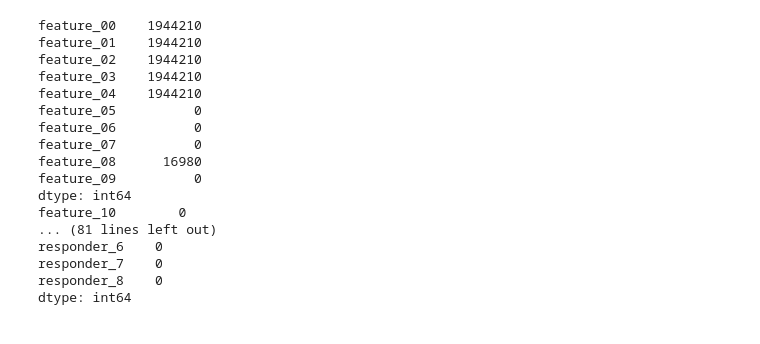
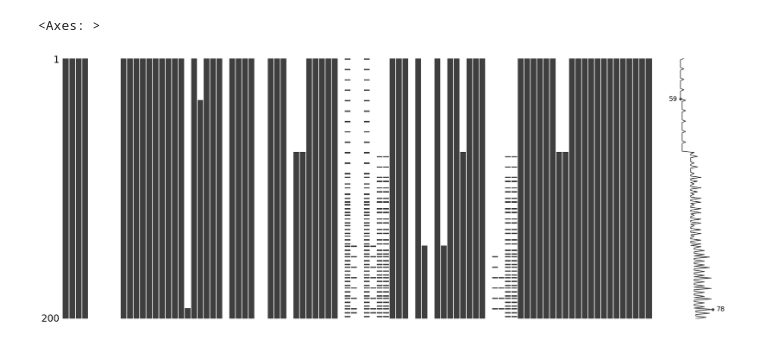
Before and after one commit to angeladai1/ai-exploration, a Jupyter notebook: analzying-jane-st-data.ipynb, the cells around one changed output. Saved outputs shown, nothing was run; the diff lists cells and outputs as text; code cells hidden in the pictures.

Commit message:
Kaggle Notebook | analzying jane st data | angela finally pays attention to ids to sort data

```diff
--- a/analzying-jane-st-data.ipynb
+++ b/analzying-jane-st-data.ipynb
@@ -21,13 +25,12 @@ import os
 # %%
 # how to actually load and see the first set?
-
-first_file = '/kaggle/input/jane-street-real-time-market-data-forecasting/train.parquet/partition_id=0/part-0.parquet'
+# first_file = '/kaggle/input/jane-street-real-time-market-data-forecasting/train.parquet/partition_id=0/part-0.parquet'
 
 # now trying to load it into a dataframe
-try:
-    df = pd.read_parquet(first_file)
-    print(df.head())
-except FileNotFoundError:
-    print(f"Error: File not found {first_file}")
-except Exception as e:
-    print(f"Error occured when loading file: {e}")
+# try:
+#     df = pd.read_parquet(first_file)
+#     print(df.head())
+# except FileNotFoundError:
+#     print(f"Error: File not found {first_file}")
+# except Exception as e:
+#     print(f"Error occured when loading file: {e}")
@@ -99,35 +51,23 @@ for i in range(4, 85, 10):
 # %%
 # huhuh okay so chatgpt suggests i can maybe first deal with NaN:
 
 # df.isnull().sum()
-for i in range(4, 85, 10):
-    print(df.iloc[:, i:i+10].isnull().sum())
+# for i in range(4, 85, 10):
+#     print(df.iloc[:, i:i+10].isnull().sum())
 
 # looks like there are some at least within this first data set - # (1944210, 92) which are truly all NaN: feature00_04,
 # even based on the NaN count, there are some that look identical:
     # feature_18, feature_19
     # feature_32, feature_33
     # feature_45, feature_46
     # feature_50, feature_53
     # feature_52, feature_55
     # feature_56, feature_57
-    # feature_73, feature_74
-    # feature_
+    # feature_73, feature_74...
+
+# check NaN values - dang even seeing this visual matrix shows what is just... empty LOL
+import missingno as msno
+msno.matrix(df.iloc[0:200, 0:100])
 # %% [output]
-feature_00    1944210
-feature_01    1944210
-feature_02    1944210
-feature_03    1944210
-feature_04    1944210
-feature_05          0
-feature_06          0
-feature_07          0
-feature_08      16980
-feature_09          0
-dtype: int64
-feature_10        0
-... (81 lines left out)
-responder_6    0
-responder_7    0
-responder_8    0
-dtype: int64
+<Axes: >
+[figure, added]
```
Also changed, not shown: parts of 22 cells of this notebook.
